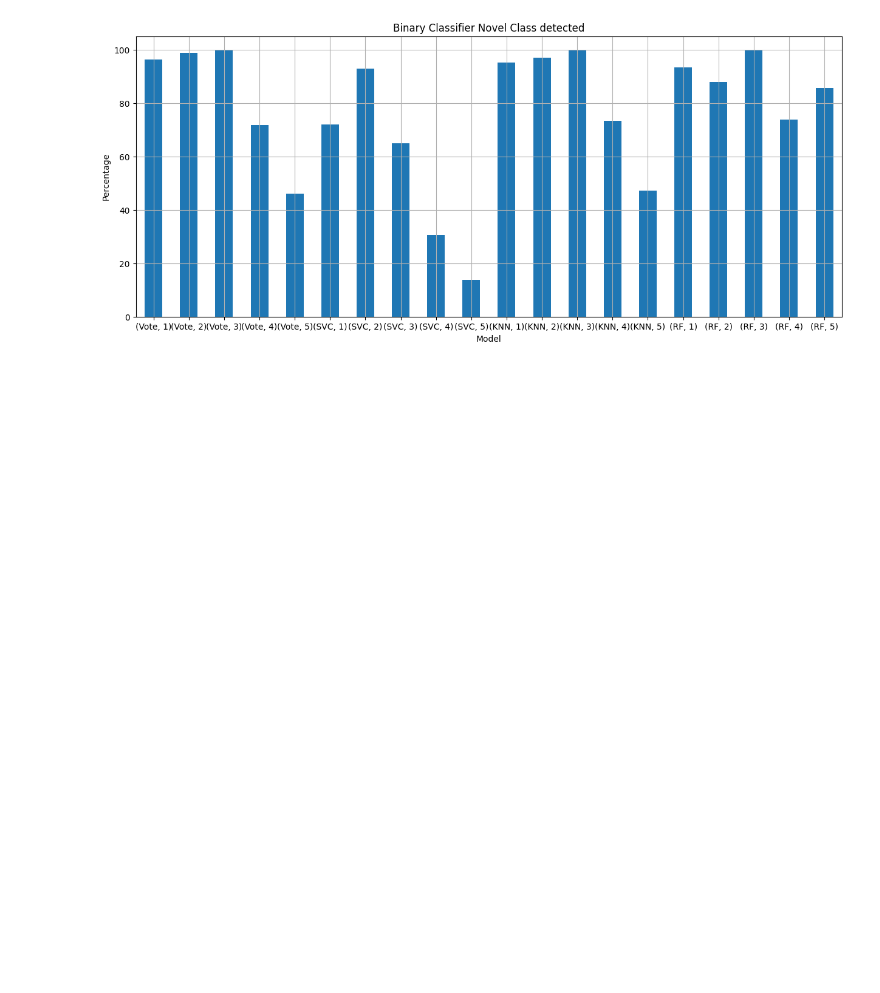
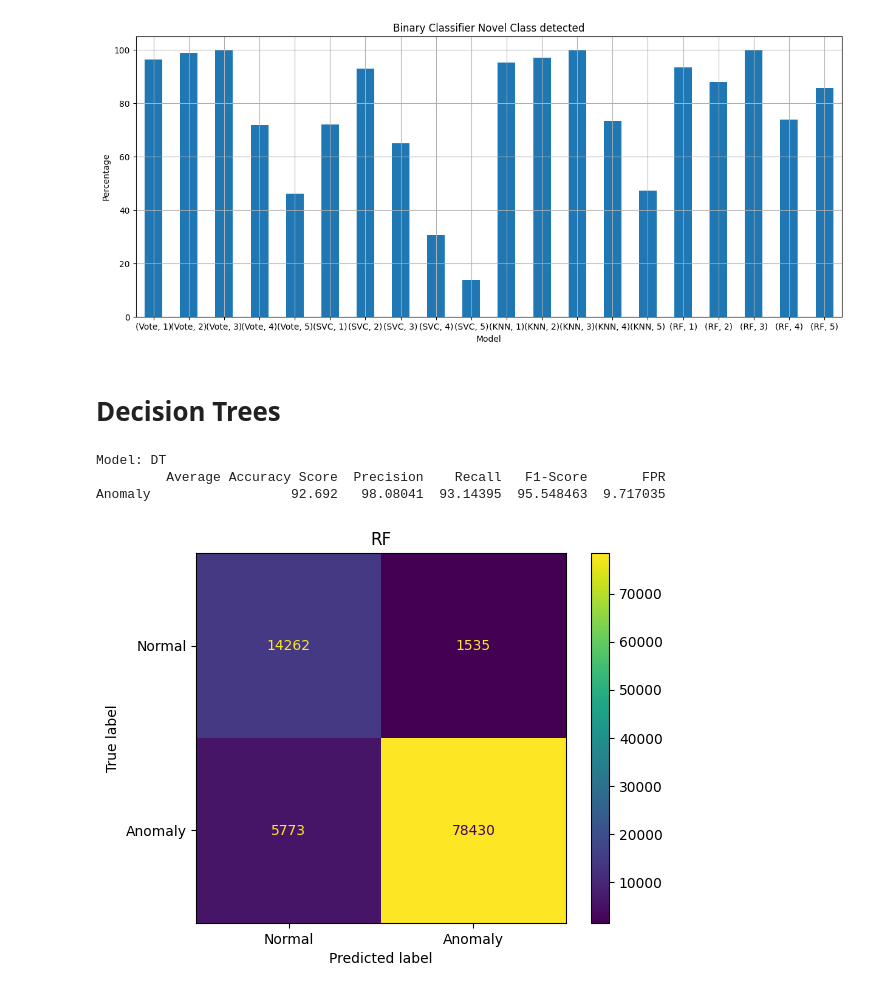
Before and after one commit to Harish-Projects/Bachelorarbeit, a Jupyter notebook: Source/Pipelines.ipynb, the cells around one changed output. Saved outputs shown, nothing was run; the diff lists cells and outputs as text; code cells hidden in the pictures; blank space fills up the shorter version.

```diff
--- a/Source/Pipelines.ipynb
+++ b/Source/Pipelines.ipynb
@@ -77,7 +77,7 @@ def evaluate_clf(model, model_name, test: np.ndarray, pred: np.ndarray, display:
                               'F1-Score': metrics.f1_score(test, pred, average= None)
                             }, index= [1,2,3,4,5,6])
     if display:
-        metrics.ConfusionMatrixDisplay.from_predictions(test, pred, display_labels= model.classes_, normalize= None)
+        metrics.ConfusionMatrixDisplay.from_predictions(test, pred, display_labels= model.classes_, values_format= 'd')# normalize= None)
         plt.title(model_name)
     return df_metric
 
@@ -93,7 +93,7 @@ def evaluate_bin(model_name, test: np.ndarray, pred: np.ndarray, display:bool =
                                 'FPR':(fp/(tn+fp))*100},
                                 index= ['Anomaly'])
         if display:
-            metrics.ConfusionMatrixDisplay.from_predictions(test_novel, pred, display_labels=['Normal', 'Anomaly'], normalize= 'true')
+            metrics.ConfusionMatrixDisplay.from_predictions(test_novel, pred, display_labels=['Normal', 'Anomaly'], values_format= 'd')#, normalize= 'true')
             plt.title(model_name)
     else:
         tn, fp, fn, tp = metrics.confusion_matrix(test, pred, labels=[0,1]).ravel()
@@ -104,7 +104,7 @@ def evaluate_bin(model_name, test: np.ndarray, pred: np.ndarray, display:bool =
                                 'FPR':(fp/(tn+fp))*100},
                                 index= ['Anomaly'])
         if display:
-            metrics.ConfusionMatrixDisplay.from_predictions(test, pred, display_labels=['Normal', 'Anomaly'], normalize= 'true')
+            metrics.ConfusionMatrixDisplay.from_predictions(test, pred, display_labels=['Normal', 'Anomaly'], values_format= 'd')#, normalize= 'true')
             plt.title(model_name)
     return df_metric
 
@@ -888,3 +888,29 @@ Results_Binaryclassifier_Novel['Percentage of True Positives from Novel Class'].
 # %% [output]
 <Axes: title={'center': 'Binary Classifier Novel Class detected'}, xlabel='Model', ylabel='Percentage'>
 [figure]
+# %% [markdown]
+# Decision Trees
+# %%
+X_train, X_test, Y_train, Y_test = train_test_split(Data, Attack_label, train_size=20000, test_size=100000, random_state=22, stratify= Attack_type)
+
+from sklearn.tree import DecisionTreeClassifier
+
+Pipeline_DT = Pipeline([
+    ('subsample', SampleSubsetSelector(8000)),
+    ('transformer', transformer_rob_tar),
+    ('smote', SMOTEENN(random_state= 22)),
+    ('model', DecisionTreeClassifier(criterion= 'entropy', max_depth=5, random_state=22))
+    ])
+
+Pipeline_DT.fit(X_train, Y_train)
+
+# Testing
+Y_pred = Pipeline_DT.predict(X_test)
+
+print(f"Model: {'DT'}")
+print(evaluate_bin('RF', Y_test, Y_pred))
+# %% [output]
+Model: DT
+         Average Accuracy Score  Precision    Recall   F1-Score       FPR
+Anomaly                  92.692   98.08041  93.14395  95.548463  9.717035
+[figure, added]
```
Also changed, not shown: parts of 4 cells of this notebook, 2 other files.
